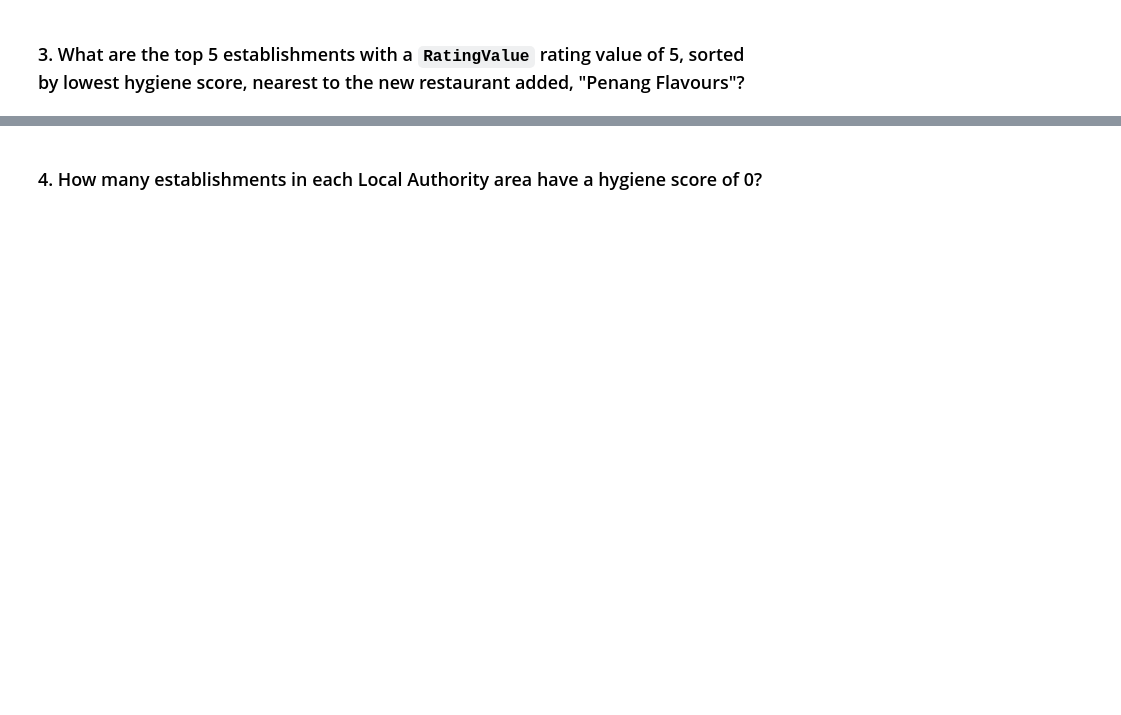
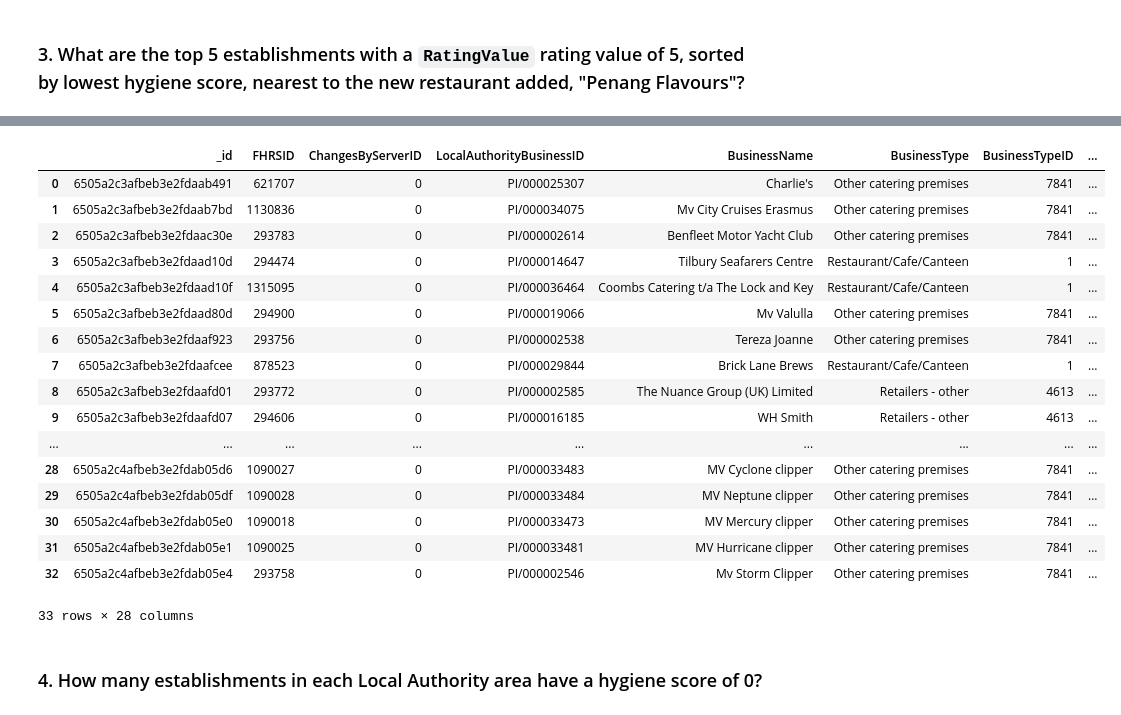
Before and after one commit to loriandler/nosql-challenge, a Jupyter notebook: NoSQL_analysis_starter.ipynb, the cells around one changed output, grey strips where cells are left out. Saved outputs shown, nothing was run; the diff lists cells and outputs as text; code cells hidden in the pictures; blank space fills up the shorter version.

```diff
--- a/NoSQL_analysis_starter.ipynb
+++ b/NoSQL_analysis_starter.ipynb
@@ -12,6 +12,6 @@ import pandas as pd
 mongo = MongoClient(port=27017)
 # %%
 # assign the uk_food database to a variable name
-db = mongo['uk_food']
+db = mongo.uk_food
 # %%
 # review the collections in our database
@@ -55,9 +115,14 @@ ValueError: DataFrame constructor not properly called!
 # Find the establishments with London as the Local Authority and has a RatingValue greater than or equal to 4.
 
 query = {
-    "LocalAuthorityName": "London",
+    "LocalAuthorityName": {'$regex':"London"},
     "RatingValue": {"$gte": 4}
 }
+results = list(establishments.find(query))
+
 # Use count_documents to display the number of documents in the result
+count_london = establishments.count_documents(query)
+print(f"Number of documents with Local Authority of London and with Rating Value greater than or equal to 4: {count_london}")
 
 # Display the first document in the results using pprint
+pprint(results[0])
@@ -85,5 +211,26 @@ sort =
 # %%
 # Convert result to Pandas DataFrame
+nearest5_df = pd.DataFrame(results)
+nearest5_df
+# %% [output]
+|  | _id | FHRSID | ChangesByServerID | LocalAuthorityBusinessID | BusinessName | BusinessType | BusinessTypeID | ... |
+| 0 | 6505a2c3afbeb3e2fdaab491 | 621707 | 0 | PI/000025307 | Charlie's | Other catering premises | 7841 | ... |
+| 1 | 6505a2c3afbeb3e2fdaab7bd | 1130836 | 0 | PI/000034075 | Mv City Cruises Erasmus | Other catering premises | 7841 | ... |
+| 2 | 6505a2c3afbeb3e2fdaac30e | 293783 | 0 | PI/000002614 | Benfleet Motor Yacht Club | Other catering premises | 7841 | ... |
+| 3 | 6505a2c3afbeb3e2fdaad10d | 294474 | 0 | PI/000014647 | Tilbury Seafarers Centre | Restaurant/Cafe/Canteen | 1 | ... |
+| 4 | 6505a2c3afbeb3e2fdaad10f | 1315095 | 0 | PI/000036464 | Coombs Catering t/a The Lock and Key | Restaurant/Cafe/Canteen | 1 | ... |
+| 5 | 6505a2c3afbeb3e2fdaad80d | 294900 | 0 | PI/000019066 | Mv Valulla | Other catering premises | 7841 | ... |
+| 6 | 6505a2c3afbeb3e2fdaaf923 | 293756 | 0 | PI/000002538 | Tereza Joanne | Other catering premises | 7841 | ... |
+| 7 | 6505a2c3afbeb3e2fdaafcee | 878523 | 0 | PI/000029844 | Brick Lane Brews | Restaurant/Cafe/Canteen | 1 | ... |
+| 8 | 6505a2c3afbeb3e2fdaafd01 | 293772 | 0 | PI/000002585 | The Nuance Group (UK) Limited | Retailers - other | 4613 | ... |
+| 9 | 6505a2c3afbeb3e2fdaafd07 | 294606 | 0 | PI/000016185 | WH Smith | Retailers - other | 4613 | ... |
+| ... | ... | ... | ... | ... | ... | ... | ... | ... |
+| 28 | 6505a2c4afbeb3e2fdab05d6 | 1090027 | 0 | PI/000033483 | MV Cyclone clipper | Other catering premises | 7841 | ... |
+| 29 | 6505a2c4afbeb3e2fdab05df | 1090028 | 0 | PI/000033484 | MV Neptune clipper | Other catering premises | 7841 | ... |
+| 30 | 6505a2c4afbeb3e2fdab05e0 | 1090018 | 0 | PI/000033473 | MV Mercury clipper | Other catering premises | 7841 | ... |
+| 31 | 6505a2c4afbeb3e2fdab05e1 | 1090025 | 0 | PI/000033481 | MV Hurricane clipper | Other catering premises | 7841 | ... |
+| 32 | 6505a2c4afbeb3e2fdab05e4 | 293758 | 0 | PI/000002546 | Mv Storm Clipper | Other catering premises | 7841 | ... |
+33 rows × 28 columns
 # %% [markdown]
 ### 4. How many establishments in each Local Authority area have a hygiene score of 0?
 # %%
```
Also changed, not shown: parts of 9 cells of this notebook, 2 other files.
